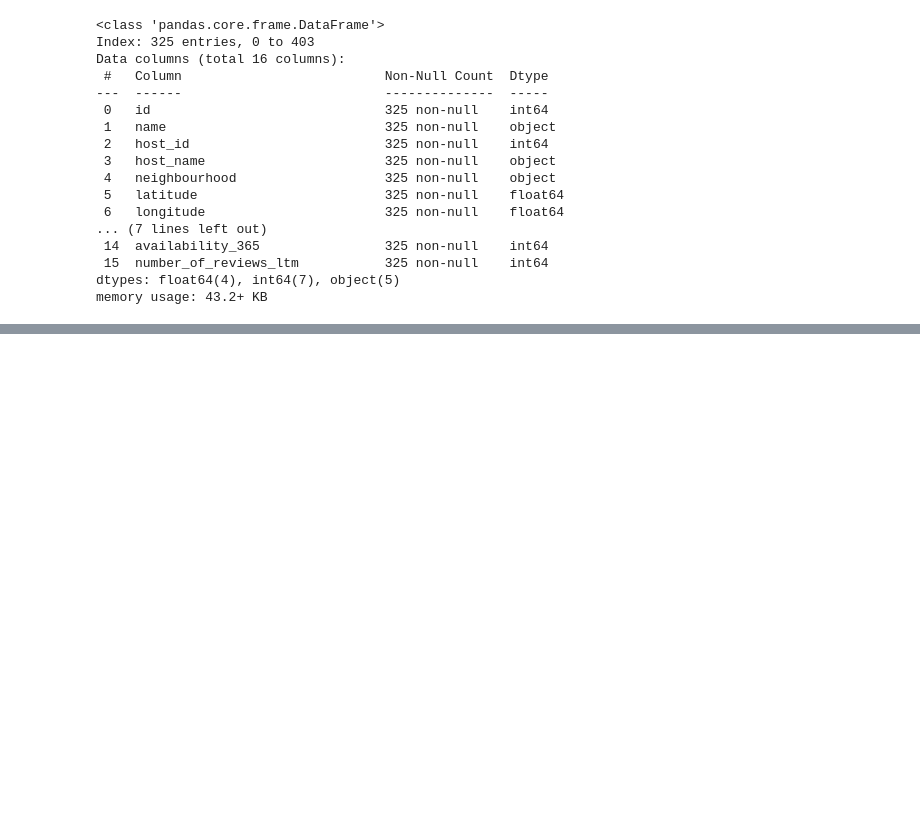
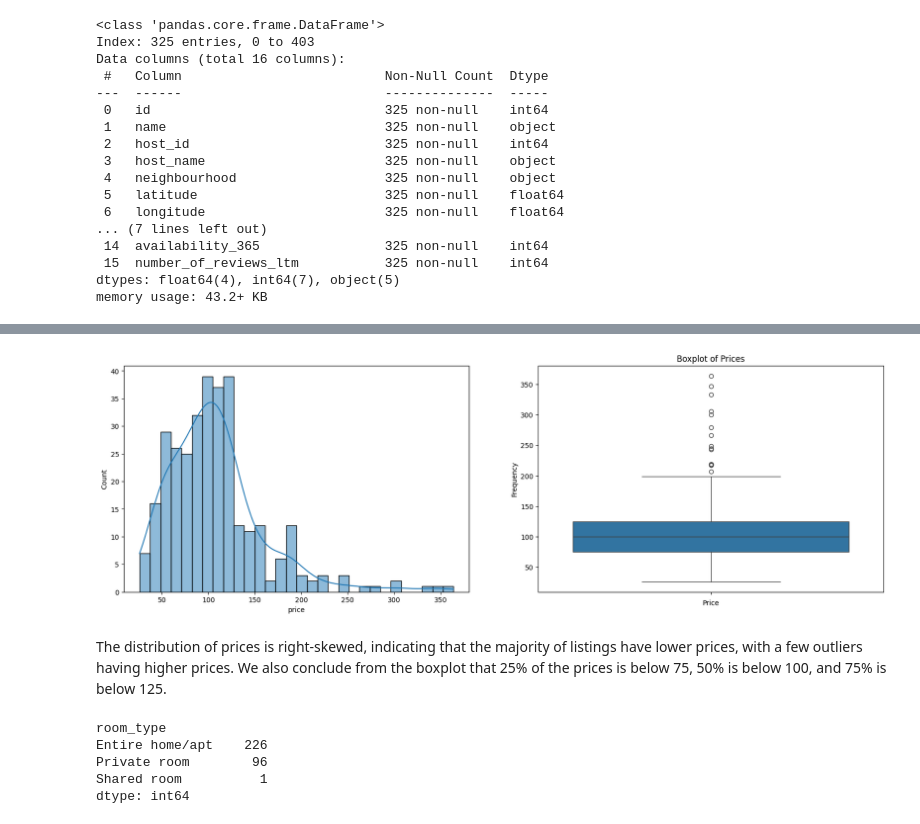
Before and after one commit to MaiElBaradei/Airbnb_EDA, a Jupyter notebook: Airbnb_EDA.ipynb, the cells around one changed output, grey strips where cells are left out. Cells and saved outputs as stored; diff of their text form; code cells hidden in the pictures; blank space fills up the shorter version.

```diff
--- a/Airbnb_EDA.ipynb
+++ b/Airbnb_EDA.ipynb
@@ -115,0 +233,2 @@ df.head()
+# %%
+df.drop(df[df['price'] > 380].index, inplace=True)
@@ -115,0 +247,26 @@ df.head()
+# %%
+_, axes = plt.subplots(1, 2, figsize=(20, 6))
+
+sns.histplot(df['price'], bins=30, kde=True, ax=axes[0])
+plt.title('Distribution of Prices')
+plt.xlabel('Price')
+plt.ylabel('Frequency')
+
+sns.boxplot(df['price'], ax=axes[1])
+plt.title('Boxplot of Prices')
+plt.xlabel('Price')
+
+plt.show()
+# %% [output]
+[figure, added]
+# %% [markdown]
+The distribution of prices is right-skewed, indicating that the majority of listings have lower prices, with a few outliers having higher prices.
+We also conclude from the boxplot that 25% of the prices is below 75, 50% is below 100, and 75% is below 125.
+# %%
+df.groupby('room_type').size().sort_values(ascending=False)
+# %% [output]
+room_type
+Entire home/apt    226
+Private room        96
+Shared room          1
+dtype: int64
```
Also changed, not shown: parts of 35 cells of this notebook.
